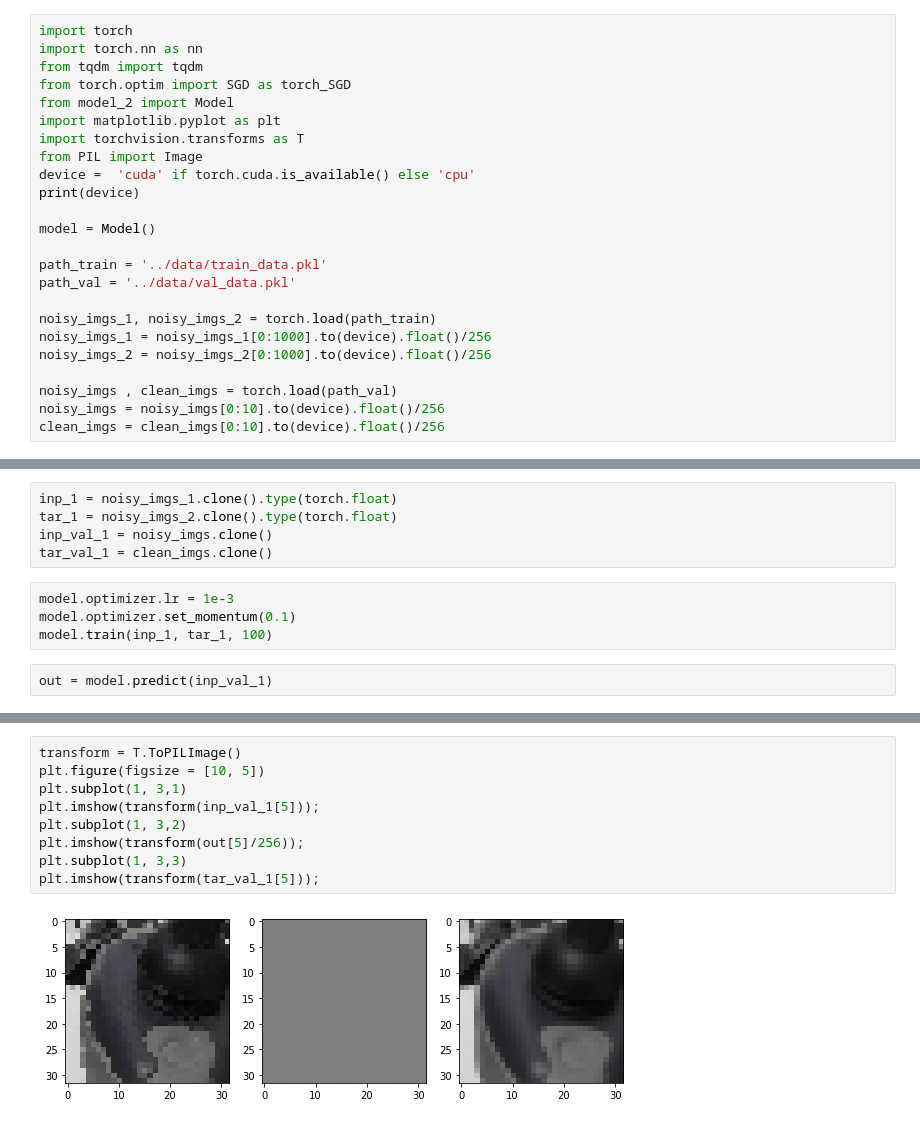
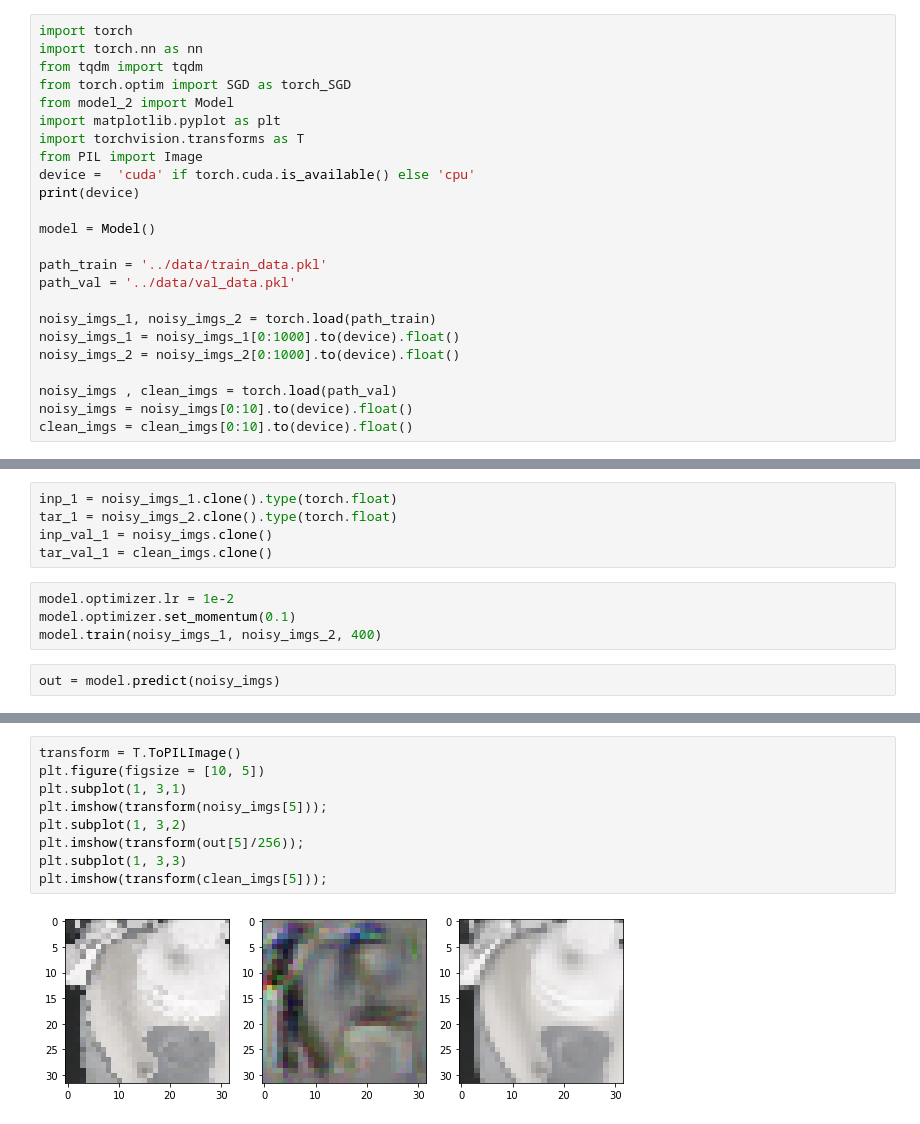
Before and after one commit to SuhanNShetty/DeepLearning_Noise2Noise, a Jupyter notebook: Miniproject_2/test_proj_2.ipynb, the cells around one changed output, grey strips where cells are left out. Saved outputs shown, nothing was run; the diff lists cells and outputs as text.

```diff
--- a/Miniproject_2/test_proj_2.ipynb
+++ b/Miniproject_2/test_proj_2.ipynb
@@ -16,12 +16,12 @@ path_train = '../data/train_data.pkl'
 path_val = '../data/val_data.pkl'
 
 noisy_imgs_1, noisy_imgs_2 = torch.load(path_train)
-noisy_imgs_1 = noisy_imgs_1[0:1000].to(device).float()/256
-noisy_imgs_2 = noisy_imgs_2[0:1000].to(device).float()/256
+noisy_imgs_1 = noisy_imgs_1[0:1000].to(device).float()
+noisy_imgs_2 = noisy_imgs_2[0:1000].to(device).float()
 
 noisy_imgs , clean_imgs = torch.load(path_val)
-noisy_imgs = noisy_imgs[0:10].to(device).float()/256
-clean_imgs = clean_imgs[0:10].to(device).float()/256
+noisy_imgs = noisy_imgs[0:10].to(device).float()
+clean_imgs = clean_imgs[0:10].to(device).float()
 # %% [output]
 cuda
 # %%
@@ -90,11 +90,11 @@ tar_1 = noisy_imgs_2.clone().type(torch.float)
 inp_val_1 = noisy_imgs.clone()
 tar_val_1 = clean_imgs.clone()
 # %%
-model.optimizer.lr = 1e-3
+model.optimizer.lr = 1e-2
 model.optimizer.set_momentum(0.1)
-model.train(inp_1, tar_1, 100)
+model.train(noisy_imgs_1, noisy_imgs_2, 400)
 # %%
-out = model.predict(inp_val_1)
+out = model.predict(noisy_imgs)
 # %%
 import matplotlib.pyplot as plt
 plt.plot(model.loss_train.cpu())
@@ -104,11 +104,11 @@ plt.plot(model.loss_train.cpu())
 # %%
 transform = T.ToPILImage()
 plt.figure(figsize = [10, 5])
 plt.subplot(1, 3,1)
-plt.imshow(transform(inp_val_1[5]));
+plt.imshow(transform(noisy_imgs[5]));
 plt.subplot(1, 3,2)
 plt.imshow(transform(out[5]/256));
 plt.subplot(1, 3,3)
-plt.imshow(transform(tar_val_1[5]));
+plt.imshow(transform(clean_imgs[5]));
 # %% [output]
-[figure, old version]
+[figure, new version]
```
Also changed, not shown: parts of 4 cells of this notebook, 5 other files.
